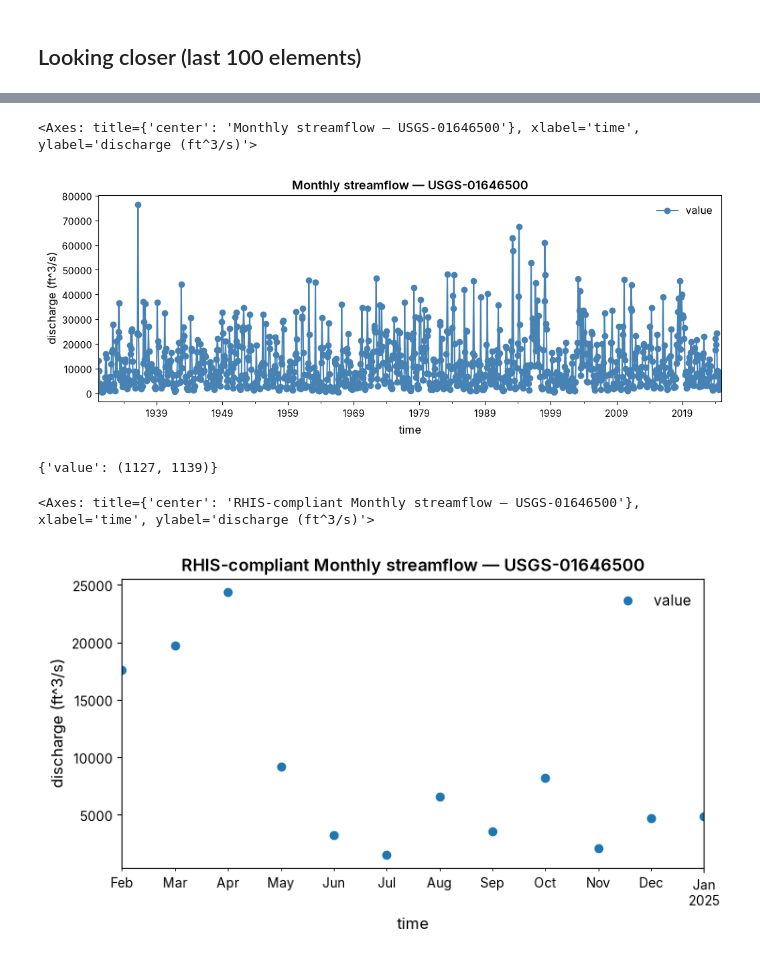
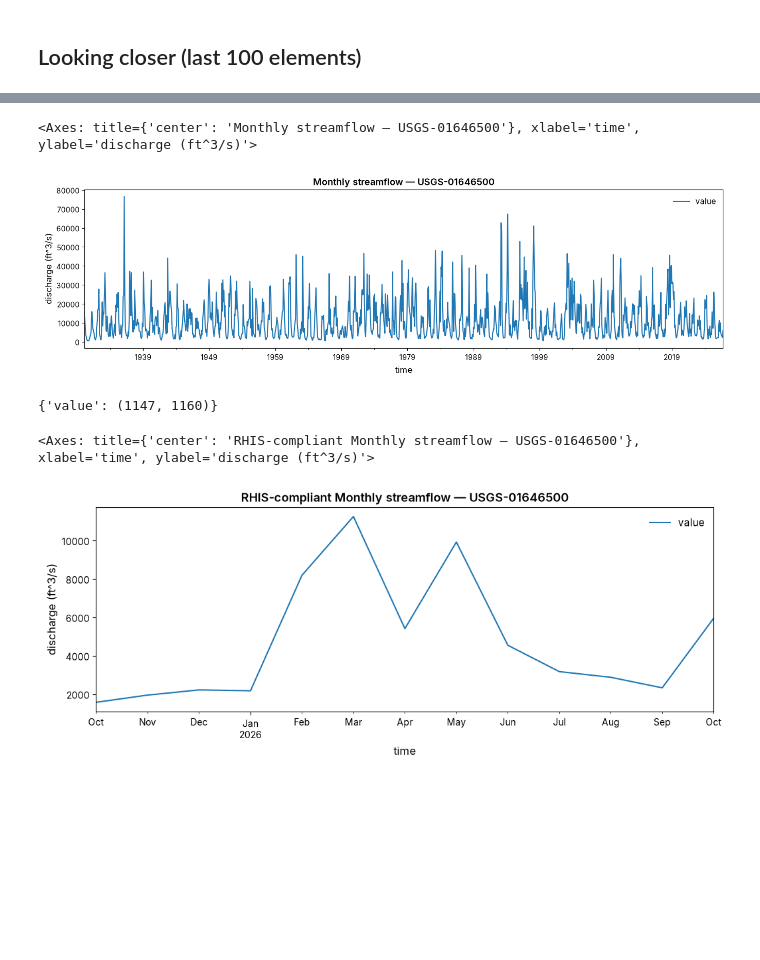
Before and after one commit to MCoelho222/time-series, a Jupyter notebook: example_notebooks/usgs.ipynb, the cells around one changed output, grey strips where cells are left out. Saved outputs shown, nothing was run; the diff lists cells and outputs as text; code cells hidden in the pictures; blank space fills up the shorter version.

```diff
--- a/example_notebooks/usgs.ipynb
+++ b/example_notebooks/usgs.ipynb
@@ -14,12 +31,8 @@ from plotting import plot_rhis_evolution # Helper function to plot the represent
 df, metadata = waterdata.get_daily(
     monitoring_location_id="USGS-01646500",
     parameter_code="00060",  # Discharge
-    time="1925-01-01/2025-01-01",
+    time="1930-01-01/2026-10-28",
 )
 
-print(f"Retrieved {len(df)} records")
-print(f"Site: {df['monitoring_location_id'].iloc[0]}")
-print(f"Mean discharge: {df['value'].mean():.2f} {df['unit_of_measure'].iloc[0]}")
-
 df.info()
 # %% [output]
@@ -42,2 +57,6 @@ Data columns (total 12 columns):
 dtypes: datetime64[us, UTC](1), datetime64[us](1), float64(1), geometry(1), object(1), str(7)
 memory usage: 3.2+ MB
+# %%
+df = df.set_index('time') # Set time as the dataframe index, so Rhis doesn't treat it as data to be analyzed
+target_df = df[['value']].rename(columns={'value': 'flow'}).copy()
+target_df.info()
@@ -125,15 +314,14 @@ We can expect less dependence between flows, but seasonality will still be prese
 # %%
-df_monthly = df.resample("MS").mean().reset_index().set_index('time')
+df_monthly = target_df.resample("MS").mean().reset_index().set_index('time')
 # %%
 df_monthly.plot(
-    kind="line", style='o', linestyle=None, color="steelblue",
-    figsize=(12, 4),
+    figsize=(16, 4),
     title="Monthly streamflow — USGS-01646500",
     xlabel="time", ylabel="discharge (ft^3/s)",
 )
 # %% [output]
 <Axes: title={'center': 'Monthly streamflow — USGS-01646500'}, xlabel='time', ylabel='discharge (ft^3/s)'>
-[figure, old version]
+[figure, new version]
 # %%
 rhis_m = Rhis(df_monthly)
 repr_idxs_m = rhis_m.get_repr_idxs() # Get the indexes that define the most recent RHIS-compliant stretch. It doesn't save the p-values
@@ -145,16 +333,14 @@ repr_df_m = build_repr_df(rhis_m) # This is just a helper function to create a d
 
 start, stop = repr_idxs_m["value"]
 repr_df_m.iloc[start:stop].plot(
-    kind="line", figsize=(8, 4),
-    style="o",
-    linestyle="None",
+    figsize=(12, 4),
     title="RHIS-compliant Monthly streamflow — USGS-01646500",
     xlabel="time", ylabel="discharge (ft^3/s)",
 )
 # %% [output]
-{'value': (1127, 1139)}
+{'value': (1147, 1160)}
 <Axes: title={'center': 'RHIS-compliant Monthly streamflow — USGS-01646500'}, xlabel='time', ylabel='discharge (ft^3/s)'>
-[figure, old version]
+[figure, new version]
 # %%
 plot_rhis_evolution(
     rhis_m.numeric_orig_df,
```
Also changed, not shown: parts of 51 cells of this notebook, 1 other file.
